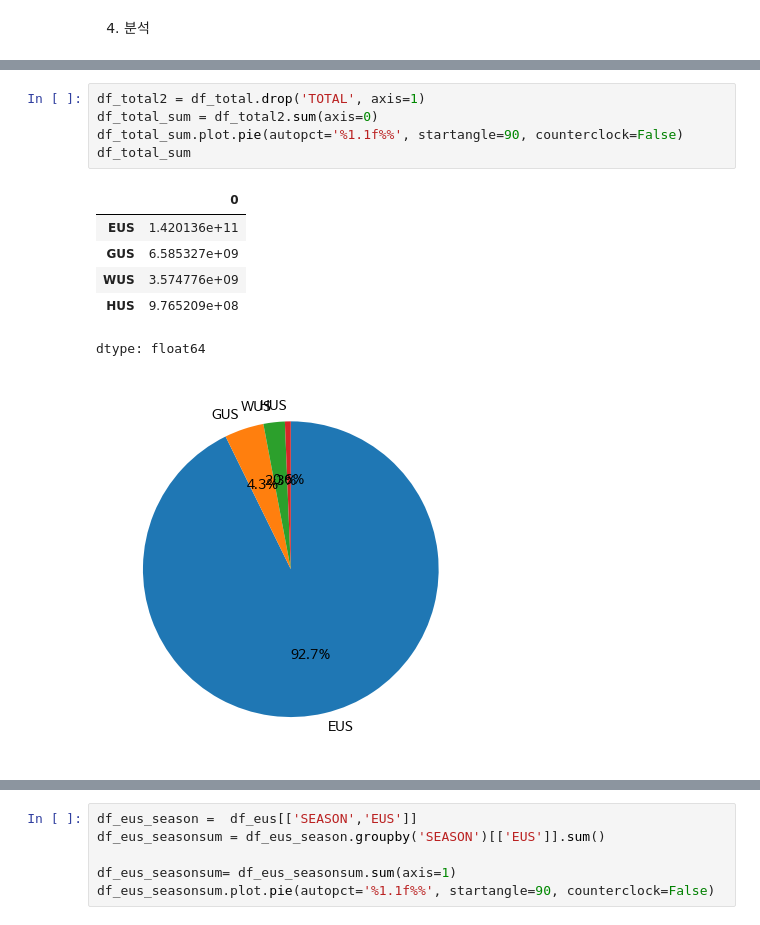
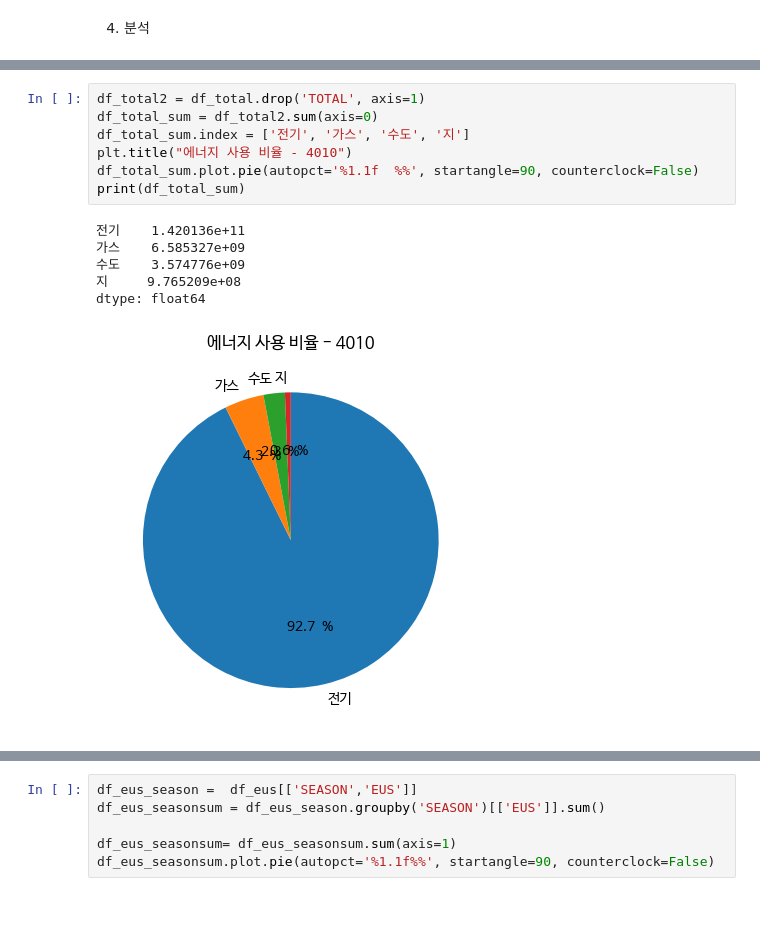
Before and after one commit to shyoonCS/DataAnalysis, a Jupyter notebook: Report202502.ipynb, the cells around one changed output, grey strips where cells are left out. Cells and saved outputs as stored; diff of their text form.

```diff
--- a/Report202502.ipynb
+++ b/Report202502.ipynb
@@ -200,16 +200,17 @@ See the caveats in the documentation: https://pandas.pydata.org/pandas-docs/stab
 # %%
 df_total2 = df_total.drop('TOTAL', axis=1)
 df_total_sum = df_total2.sum(axis=0)
-df_total_sum.plot.pie(autopct='%1.1f%%', startangle=90, counterclock=False)
-df_total_sum
+df_total_sum.index = ['전기', '가스', '수도', '지']
+plt.title("에너지 사용 비율 - 4010")
+df_total_sum.plot.pie(autopct='%1.1f  %%', startangle=90, counterclock=False)
+print(df_total_sum)
 # %% [output]
-|  | 0 |
-| EUS | 1.420136e+11 |
-| GUS | 6.585327e+09 |
-| WUS | 3.574776e+09 |
-| HUS | 9.765209e+08 |
+전기    1.420136e+11
+가스    6.585327e+09
+수도    3.574776e+09
+지     9.765209e+08
 dtype: float64
-[figure, old version]
+[figure, new version]
 # %%
 #전기사용량 분석
 df_eus = df[['YEAR','MON','SEASON','EUS']]
```
Also changed, not shown: parts of 8 cells of this notebook.
